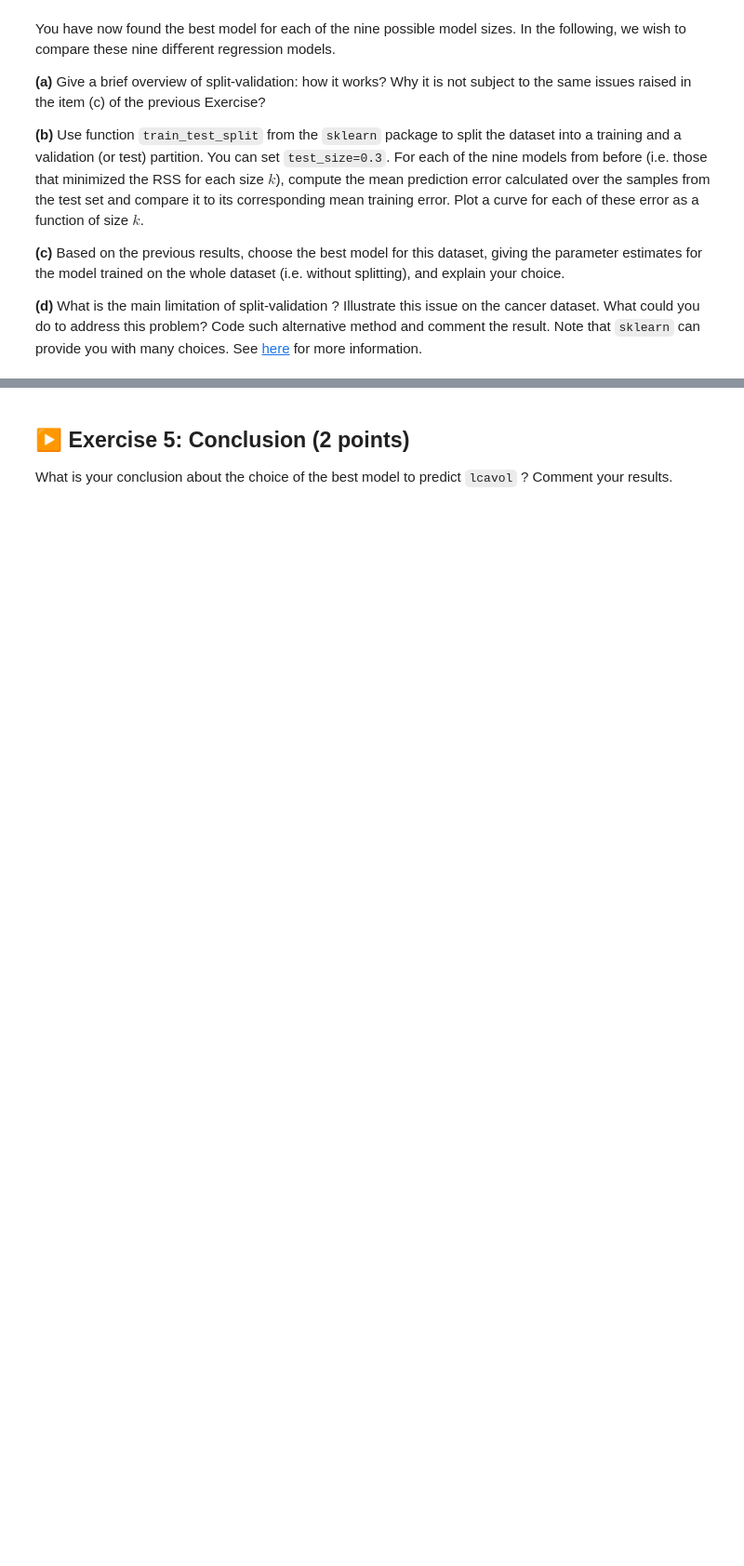
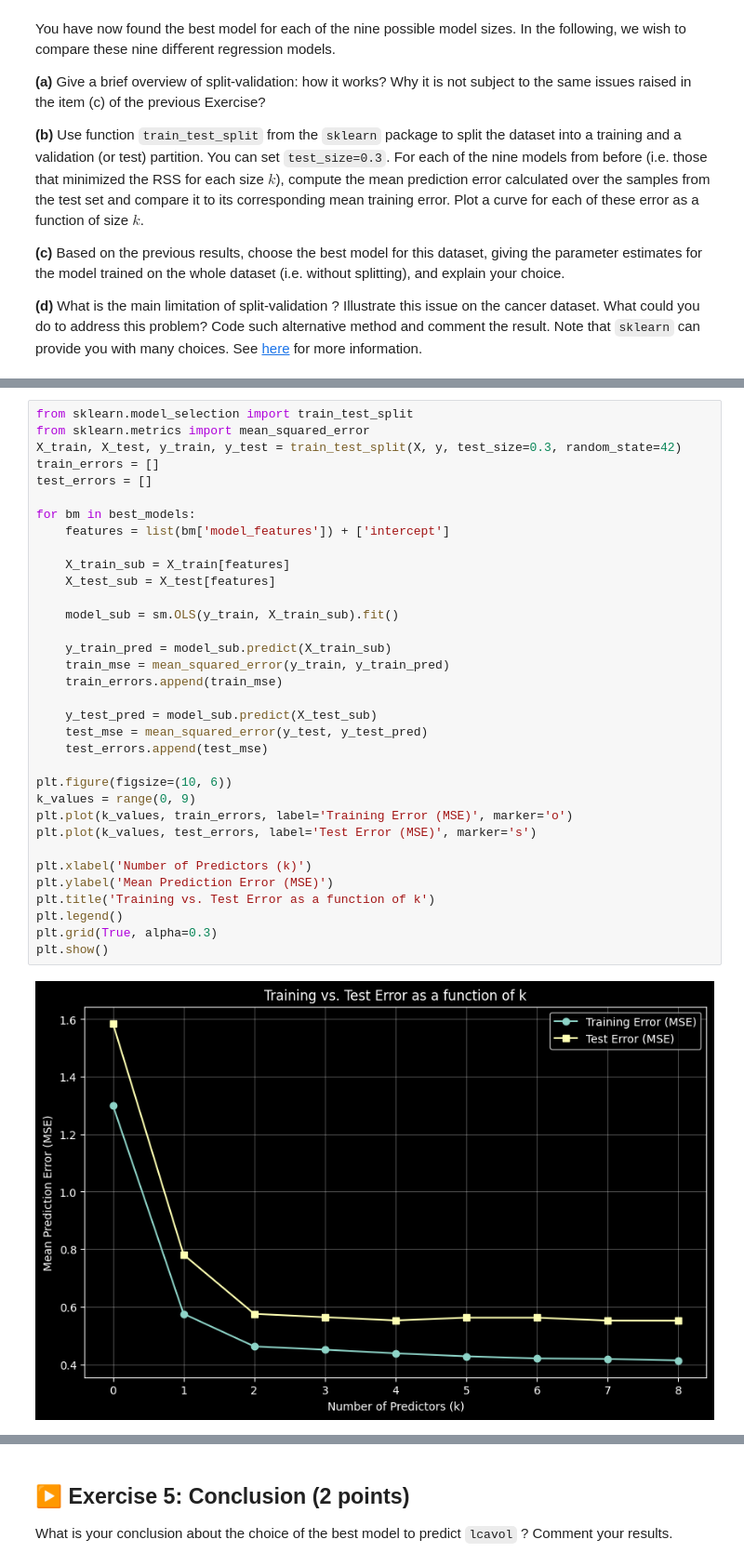
Before and after one commit to ISLA-Grenoble/2026-main, a Jupyter notebook: TP/TP1/TP1.ipynb, the cells around one changed output, grey strips where cells are left out. Shown at 93% size. Drawn from its saved outputs; the diff is of its cells as text; blank space fills up the shorter version.

```diff
--- a/TP/TP1/TP1.ipynb
+++ b/TP/TP1/TP1.ipynb
@@ -550,0 +687,36 @@ you do to address this problem? Code such alternative method and comment the res
+# %%
+from sklearn.model_selection import train_test_split
+from sklearn.metrics import mean_squared_error
+X_train, X_test, y_train, y_test = train_test_split(X, y, test_size=0.3, random_state=42)
+train_errors = []
+test_errors = []
+
+for bm in best_models:
+    features = list(bm['model_features']) + ['intercept']
+
+    X_train_sub = X_train[features]
+    X_test_sub = X_test[features]
+
+    model_sub = sm.OLS(y_train, X_train_sub).fit()
+
+    y_train_pred = model_sub.predict(X_train_sub)
+    train_mse = mean_squared_error(y_train, y_train_pred)
+    train_errors.append(train_mse)
+
+    y_test_pred = model_sub.predict(X_test_sub)
+    test_mse = mean_squared_error(y_test, y_test_pred)
+    test_errors.append(test_mse)
+
+plt.figure(figsize=(10, 6))
+k_values = range(0, 9)
+plt.plot(k_values, train_errors, label='Training Error (MSE)', marker='o')
+plt.plot(k_values, test_errors, label='Test Error (MSE)', marker='s')
+
+plt.xlabel('Number of Predictors (k)')
+plt.ylabel('Mean Prediction Error (MSE)')
+plt.title('Training vs. Test Error as a function of k')
+plt.legend()
+plt.grid(True, alpha=0.3)
+plt.show()
+# %% [output]
+[figure, added]
```
Also changed, not shown: parts of 16 cells of this notebook.
